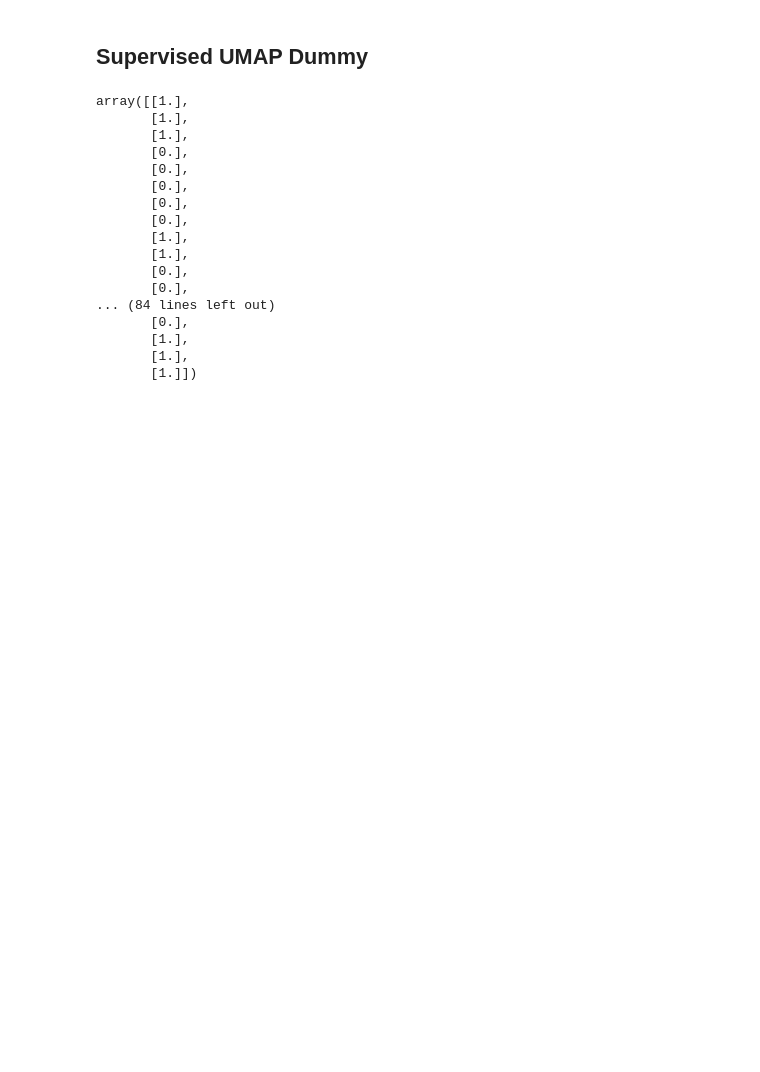
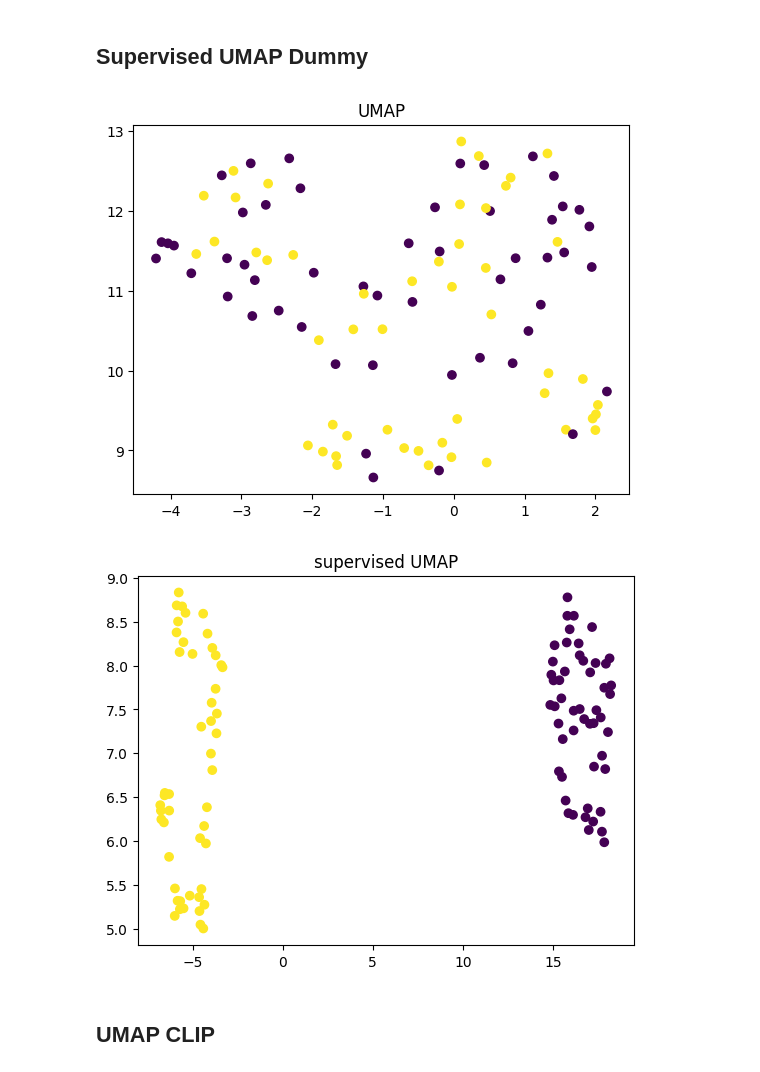
Before and after one commit to xnought/telepathy, a Jupyter notebook: example.ipynb, the cells around one changed output. Drawn from its saved outputs; the diff is of its cells as text; code cells hidden in the pictures; blank space fills up the shorter version.

Commit message:
feat: supervised umap test

```diff
--- a/example.ipynb
+++ b/example.ipynb
@@ -14,27 +14,21 @@ plt.scatter(umap_2D[:, 0], umap_2D[:, 1])
 # %% [markdown]
 ## Supervised UMAP Dummy
 # %%
-gaussian_3D = np.random.normal(size=(100, 3))
-colors = np.random.rand(100, 1).round(0)
-colors
+N = 100
+gaussian_3D = np.random.normal(size=(N, 3))
+colors = np.random.rand(N, 1).round(0)
 
-# umap_2D = umap.UMAP().fit_transform(gaussian_3D)
-# plt.scatter(umap_2D[:, 0], umap_2D[:, 1])
+umap_2D = umap.UMAP().fit_transform(gaussian_3D)
+plt.scatter(umap_2D[:, 0], umap_2D[:, 1], c=colors)
+plt.title("UMAP")
+plt.show()
+
+umap_2D = umap.UMAP().fit_transform(gaussian_3D, y=colors)
+plt.scatter(umap_2D[:, 0], umap_2D[:, 1], c=colors)
+plt.title("supervised UMAP")
+plt.show()
 # %% [output]
-array([[1.],
-       [1.],
-       [1.],
-       [0.],
-       [0.],
-       [0.],
-       [0.],
-       [0.],
-       [1.],
-       [1.],
-       [0.],
-       [0.],
-... (84 lines left out)
-       [0.],
-       [1.],
-       [1.],
-       [1.]])
+[figure, added]
+[figure, added]
+# %% [markdown]
+## UMAP CLIP
```
Also changed, not shown: parts of 1 cell of this notebook.
